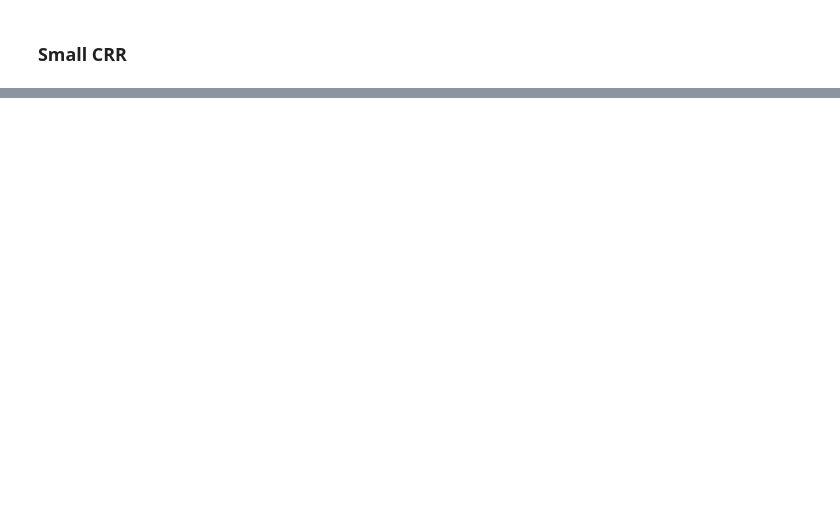
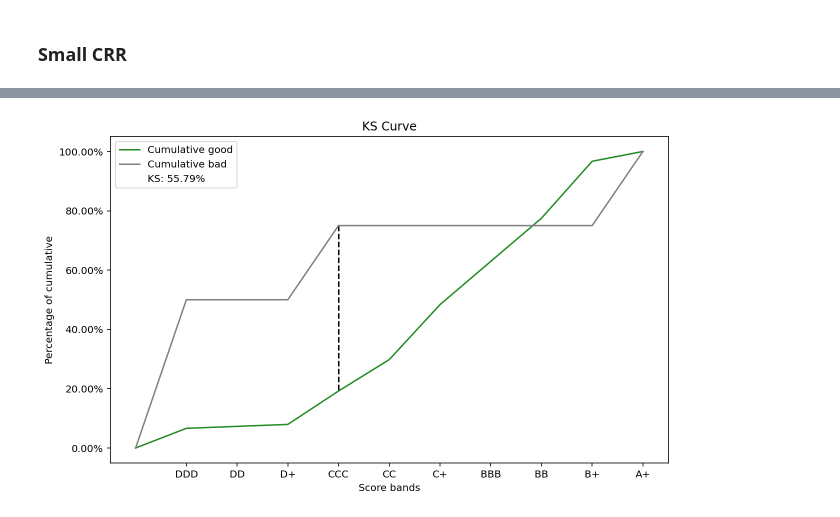
Before and after one commit to Taecpy/CRR-validate, a Jupyter notebook: CRR_validate.ipynb, the cells around one changed output, grey strips where cells are left out. Cells and saved outputs as stored; diff of their text form; code cells hidden in the pictures; blank space fills up the shorter version.

```diff
--- a/CRR_validate.ipynb
+++ b/CRR_validate.ipynb
@@ -11,3 +12,7 @@ pd.set_option('display.max_rows', 5000)
+# %%
+%config InlineBackend.figure_format = 'retina' #Retina display
+plt.style.use('seaborn-deep') #Plot style
+pd.set_option('display.max_rows', 5000)
 # %% [markdown]
 ### set path
 # %%
@@ -175,0 +172,4 @@ See the caveats in the documentation: https://pandas.pydata.org/pandas-docs/stab
+# %%
+table = df_CRR[['Grade','Good','Bad']].groupby(['Grade']).sum()
+table.reset_index(inplace=True)
+table.sort_index(ascending=True,inplace=True)
@@ -175,0 +231,7 @@ See the caveats in the documentation: https://pandas.pydata.org/pandas-docs/stab
+# %%
+CRR = KS_index(df_CRR)
+plot_KS(CRR)
+
+#sCRR = KS_index(df_sCRR)
+# %% [output]
+[figure, added]
```
Also changed, not shown: parts of 12 cells of this notebook.
